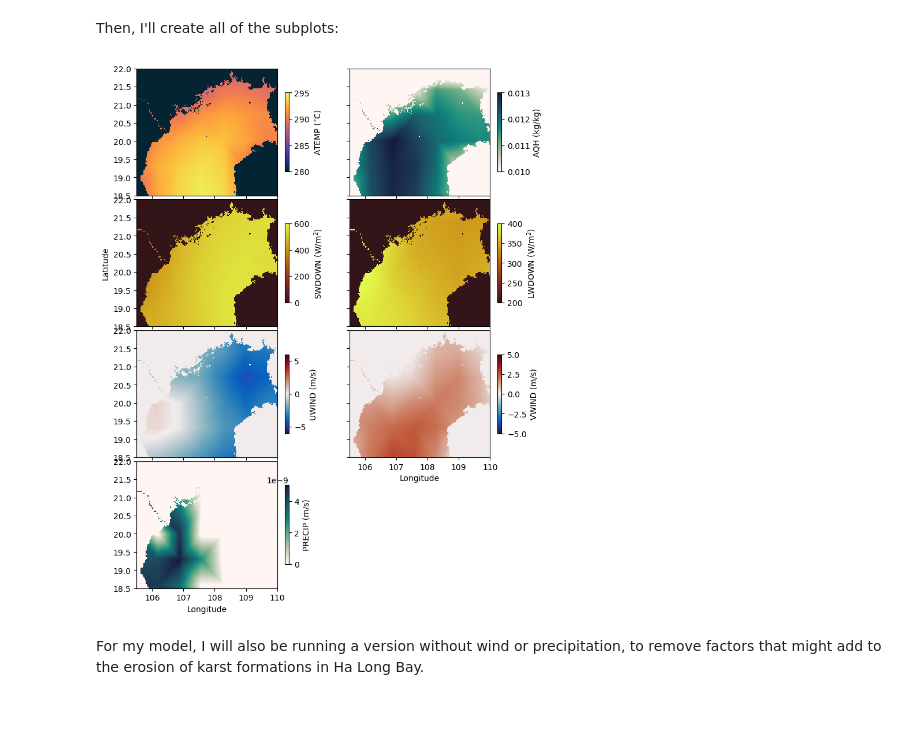
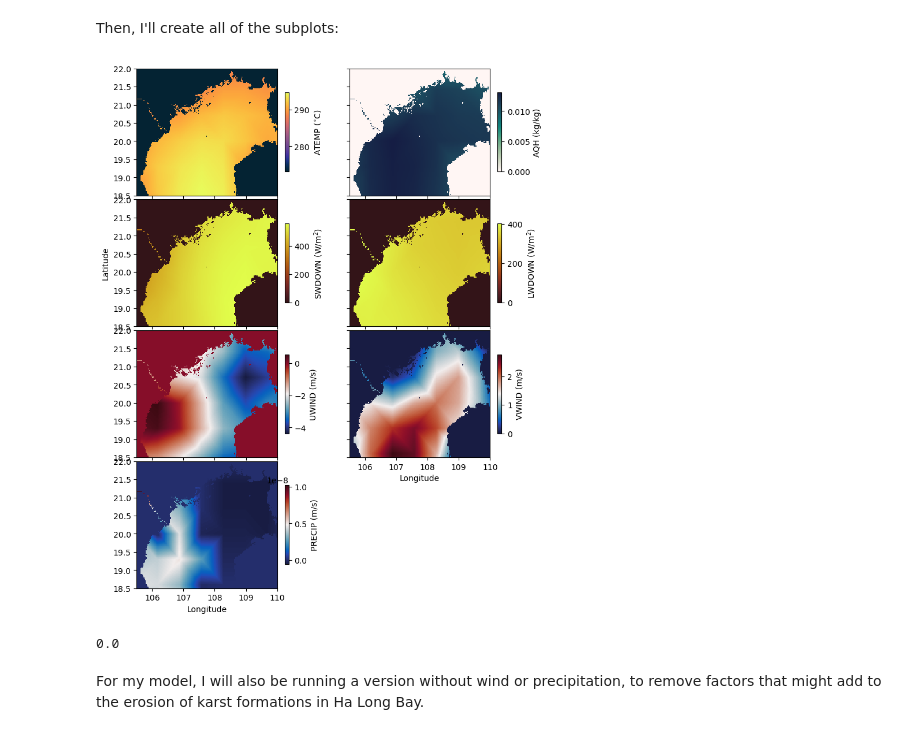
Before and after one commit to makinchii/CS185C, a Jupyter notebook: project/notebooks/External Forcing Conditions.ipynb, the cells around one changed output. Cells and saved outputs as stored; diff of their text form; code cells hidden in the pictures.

Commit message:
Reconfigured experiment to run for 1 year, updated files and notebooks accordingly

```diff
--- a/project/notebooks/External Forcing Conditions.ipynb
+++ b/project/notebooks/External Forcing Conditions.ipynb
@@ -110,7 +110,7 @@ To double check the mask was created as expected, I will plot it in comparison t
 plt.figure(figsize=(10,5))
 
 plt.subplot(1,2,1)
-C = plt.pcolormesh(XC, YC, bathy, vmin=-50, vmax=0, cmap='Blues_r')
+C = plt.pcolormesh(XC, YC, bathy, vmin=-55, vmax=0, cmap='Blues_r')
 plt.colorbar(C, orientation = 'horizontal')
 plt.title('Model Bathymetry')
 
@@ -137,6 +137,9 @@ if 'exf' not in os.listdir(input_dir):
 # %%
 # loop through each variable and corresponding ECCO grid
 for variable_name, exf_grid in zip(variable_names, exf_grids):
+
+    if os.path.exists(os.path.join(input_dir,'exf',variable_name+'_'+str(year))):
+        continue
 
     # create a grid of zeros to fill in
     interpolated_grid = np.zeros((np.shape(exf_grid)[0], np.shape(XC)[0], np.shape(XC)[1]))
@@ -165,50 +168,69 @@ Now that the fields have been generated, I will plot them to ensure they look as
 # %%
 meta_dict = {'ATEMP':[280, 295, cm.thermal, '$^{\circ}$C'],
              'AQH':[0.010, 0.013, cm.tempo, 'kg/kg'],
-             'PRECIP':[0, 5e-9, cm.tempo, 'm/s'],
+             'PRECIP':[0, 5e-9, cm.balance, 'm/s'],
              'SWDOWN':[0,600,cm.solar,'W/m$^2$'],
              'LWDOWN':[200, 400,cm.solar,'W/m$^2$'],
              'UWIND':[-6, 6, cm.balance, 'm/s'],
              'VWIND':[-5, 5, cm.balance, 'm/s'],
-             'RUNOFF':[0, 1e-6, cm.tempo, 'm/s']}
+            }
 # %% [markdown]
 Then, I'll create all of the subplots:
 # %%
 fig = plt.figure(figsize=(8,10))
 gs = GridSpec(4, 2, wspace=0.4, hspace=0.03,
               left=0.11, right=0.9, top=0.95, bottom=0.05)
 
+data = {}
 
 for i in range(len(variable_names)):
     variable_name = variable_names[i]
 
-    CA_exf_grid = np.fromfile(os.path.join(input_dir,'exf',variable_name+'_'+str(year)),'>f4')
-    CA_exf_grid = CA_exf_grid.reshape((np.shape(exf_grid)[0],np.shape(XC)[0], np.shape(XC)[1]))
+    TG_exf_grid = np.fromfile(os.path.join(input_dir,'exf',variable_name+'_'+str(year)),'>f4')
+    TG_exf_grid = TG_exf_grid.reshape((np.shape(exf_grid)[0],np.shape(XC)[0], np.shape(XC)[1]))
 
     # choose just the first timestep for plotting
-    CA_exf_grid = CA_exf_grid[0, :, :]
+    TG_exf_grid = TG_exf_grid[0, :, :]
+    data[variable_name] = TG_exf_grid
 
     ax1 = fig.add_subplot(gs[i])
-    C = plt.pcolormesh(XC, YC, CA_exf_grid,
-                       vmin=meta_dict[variable_names[i]][0],
-                       vmax=meta_dict[variable_names[i]][1],
+    C = plt.pcolormesh(XC, YC, TG_exf_grid,
+                       #vmin=meta_dict[variable_names[i]][0],
+                       #vmax=meta_dict[variable_names[i]][1],
                        cmap=meta_dict[variable_names[i]][2])
     plt.colorbar(C, label=variable_names[i]+' ('+meta_dict[variable_names[i]][3]+')',fraction=0.026)
 
     if i<5:
         plt.gca().set_xticklabels([])
     else:
         plt.gca().set_xlabel('Longitude')
     if i%2==1:
         plt.gca().set_yticklabels([])
     if i==7:
         plt.gca().axis('off')
     if i==2:
         plt.gca().set_ylabel('Latitude')
 
 plt.show()
 # %% [output]
-[figure, old version]
+[figure, new version]
+# %%
+# Method for checking points on graph
+
+def check_value(variable, row_index, col_index):
+    data_array = data[variable]  # Make sure you're using the 'all_data' dictionary
+    if 0 <= row_index < data_array.shape[0] and 0 <= col_index < data_array.shape[1]:
+        value = data_array[row_index, col_index]
+        latitude = YC[row_index]
+        longitude = XC[0, col_index]  # Assuming XC's columns correspond to longitude
+        print(value)
+    else:
+        print(f"Error: Invalid row or column index for variable '{variable}'. "
+              f"Shape is ({data_array.shape[0]}, {data_array.shape[1]}).")
+
+check_value('PRECIP', 0, 0)
+# %% [output]
+0.0
 # %% [markdown]
 For my model, I will also be running a version without wind or precipitation, to remove factors that might add to the erosion of karst formations in Ha Long Bay.
 # %%
```
Also changed, not shown: parts of 3 cells of this notebook, 11 other files.
